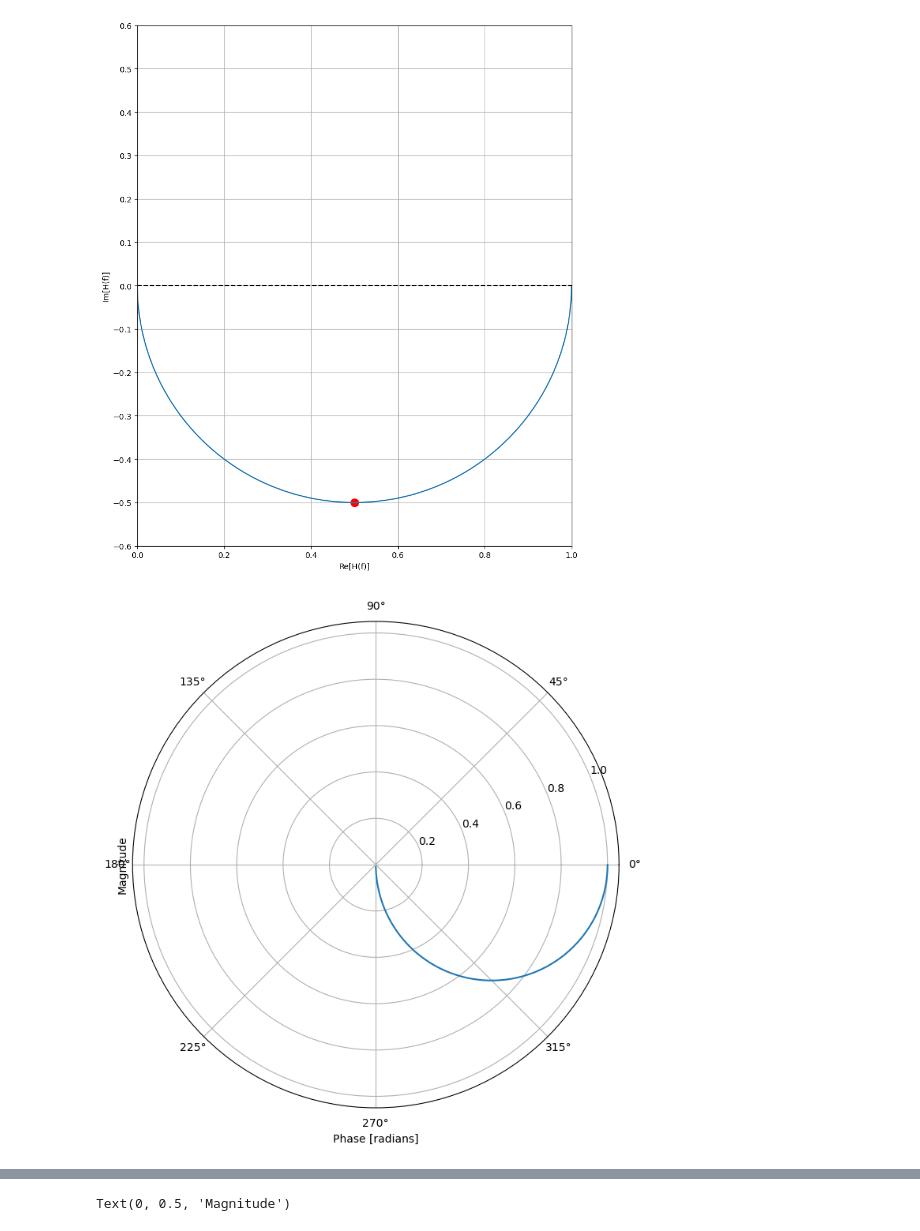
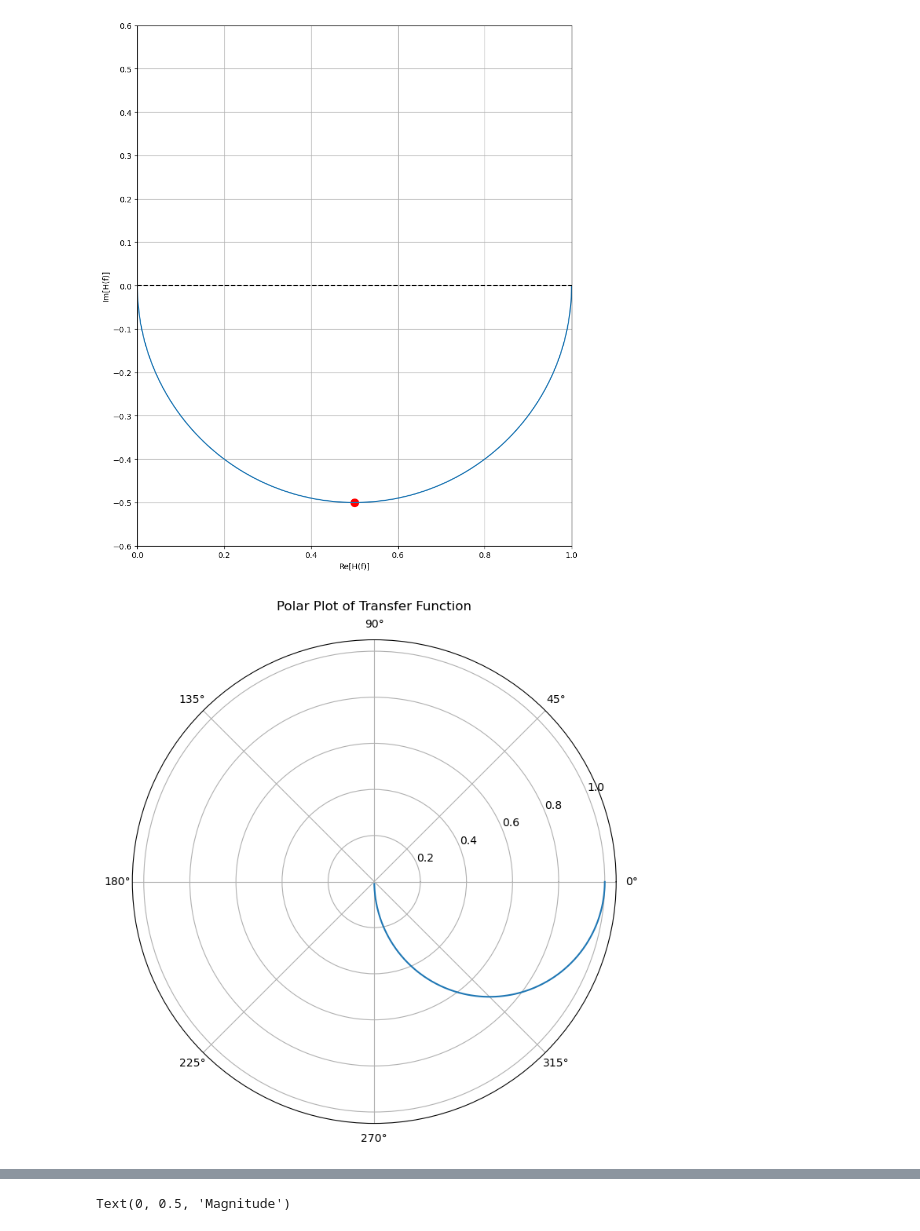
Before and after one commit to TapWhite/PE1, a Jupyter notebook: PE_sessions/PE_session_4/Voorbereiding.ipynb, the cells around one changed output, grey strips where cells are left out. Drawn from its saved outputs; the diff is of its cells as text; code cells hidden in the pictures.

```diff
--- a/PE_sessions/PE_session_4/Voorbereiding.ipynb
+++ b/PE_sessions/PE_session_4/Voorbereiding.ipynb
@@ -752,27 +760,28 @@ plt.show()
 # %%
 import numpy as np
 import matplotlib.pyplot as plt
 
 # Assuming H_values and phi_values are already defined
 complex_H_values = H_values * np.exp(1j * phi_values)
 
 # Create a new figure with the specified size
 plt.figure(figsize=(10, 8))
 
 # Create a polar subplot
 ax = plt.subplot(111, polar=True)
 
-# Plot the magnitude and phase of the complex transfer function
+# Plot the phase (angle) vs. magnitude
 ax.plot(np.angle(complex_H_values), np.abs(complex_H_values))
 
-# Set labels
-ax.set_xlabel('Phase [radians]')
-ax.set_ylabel('Magnitude')
+# Add a title
+ax.set_title('Polar Plot of Transfer Function', va='bottom')
+
 
 # Show the plot
+plt.savefig('pdf/polar_plot_theory.pdf')
 plt.show()
 # %% [output]
-[figure, old version]
+[figure, new version]
 # %%
 def H_complex(f, RC):
     return 1 / ((1 + (1j* (2 *np.pi *f * RC))))
```
Also changed, not shown: parts of 3 cells of this notebook, 2 other files.
